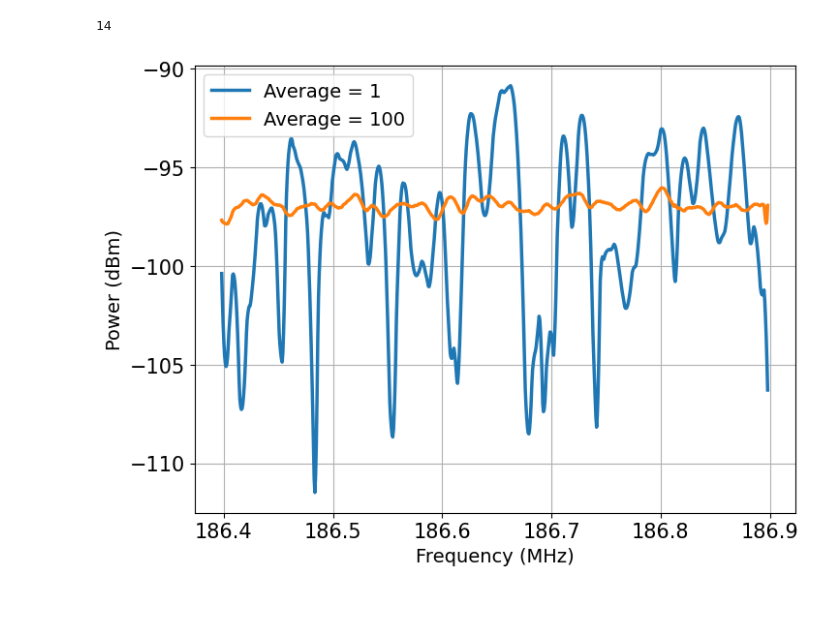
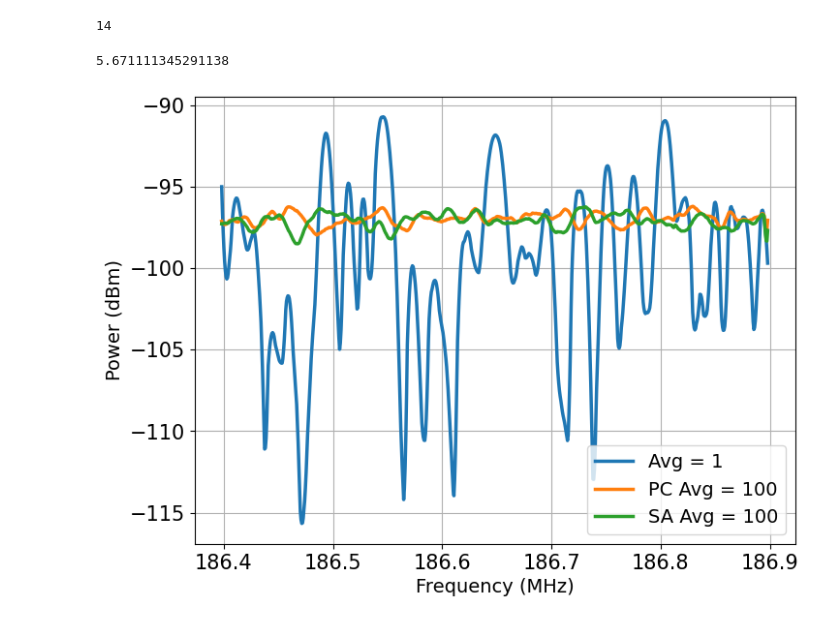
Before and after one commit to Andris-Huang/edes, a Jupyter notebook: edes/modules/spectrum_analyzer/FFT_scan.ipynb, the cells around one changed output. Cells and saved outputs as stored; diff of their text form; code cells hidden in the pictures.

```diff
--- a/edes/modules/spectrum_analyzer/FFT_scan.ipynb
+++ b/edes/modules/spectrum_analyzer/FFT_scan.ipynb
@@ -53,27 +53,47 @@ SSA.write("UNIT:POW DBM")
 # %% [output]
 14
 # %%
-data_str_A = SSA.query(":TRACe1:DATA?")
-data_arr_A = np.array([float(val) for val in data_str_A.split(',')])
+data_arr_B = 0
+for _ in range(N_AVG):
+    data_str_A = SSA.query(":TRACe1:DATA?")
+    data_arr_A = np.array([float(val) for val in data_str_A.split(',')])
+    data_arr_B += 10**(data_arr_A/10) / N_AVG
+    time.sleep(SWT*1e-3*100)
+SSA.write(":AVERage:TRAC3:CLEar")
+while int(SSA.query(":AVERage:TRACe3?")) < N_AVG:
+    continue
 data_str_C = SSA.query(":TRACe3:DATA?")
 data_arr_C = np.array([float(val) for val in data_str_C.split(',')])
+# %%
+now = time.time()
+SSA.write(":AVERage:TRAC3:CLEar")
+while int(SSA.query(":AVERage:TRACe3?")) < N_AVG:
+    continue
+data_str_C = SSA.query(":TRACe3:DATA?")
+data_arr_C = np.array([float(val) for val in data_str_C.split(',')])
+now2 = time.time()
+print(now2-now)
+# %% [output]
+5.671111345291138
 # %%
 # Number of points in the trace
 num_points = len(data_arr_A)
 
 # Generate frequency axis in MHz
 freq_start = freq_center - freq_span / 2
 freq_stop  = freq_center + freq_span / 2
 freq_axis = np.linspace(freq_start, freq_stop, num_points)
 
 # --- Plot ---
 plt.figure(figsize=(8,6))
-plot(freq_axis, data_arr_A, label="Average = 1")
-plot(freq_axis, data_arr_C, label="Average = 100")
+plot(freq_axis, data_arr_A, label="Avg = 1")
+# plot(freq_axis, data_arr_B, label="Average = 1")
+plot(freq_axis, 10*np.log10(data_arr_B), label="PC Avg = 100")
+plot(freq_axis, data_arr_C, label="SA Avg = 100")
 plt.xlabel("Frequency (MHz)")
 plt.ylabel("Power (dBm)")
 plt.grid(True)
 plt.legend()
 plt.show()
 # %% [output]
-[figure, old version]
+[figure, new version]
```
